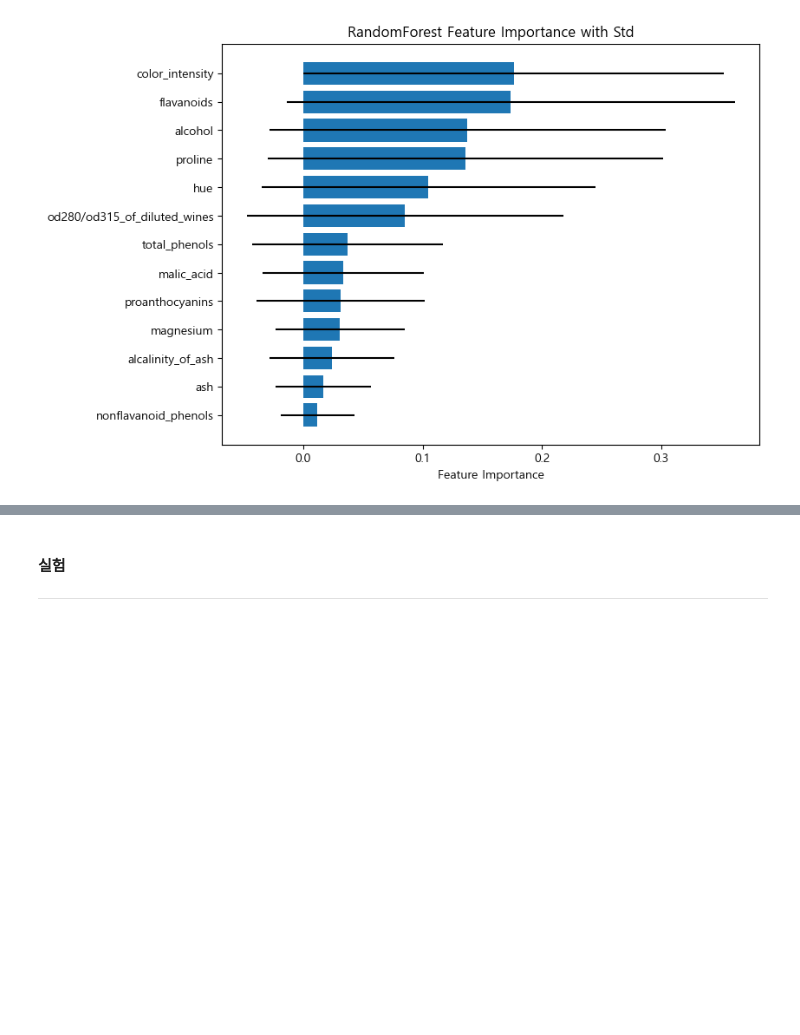
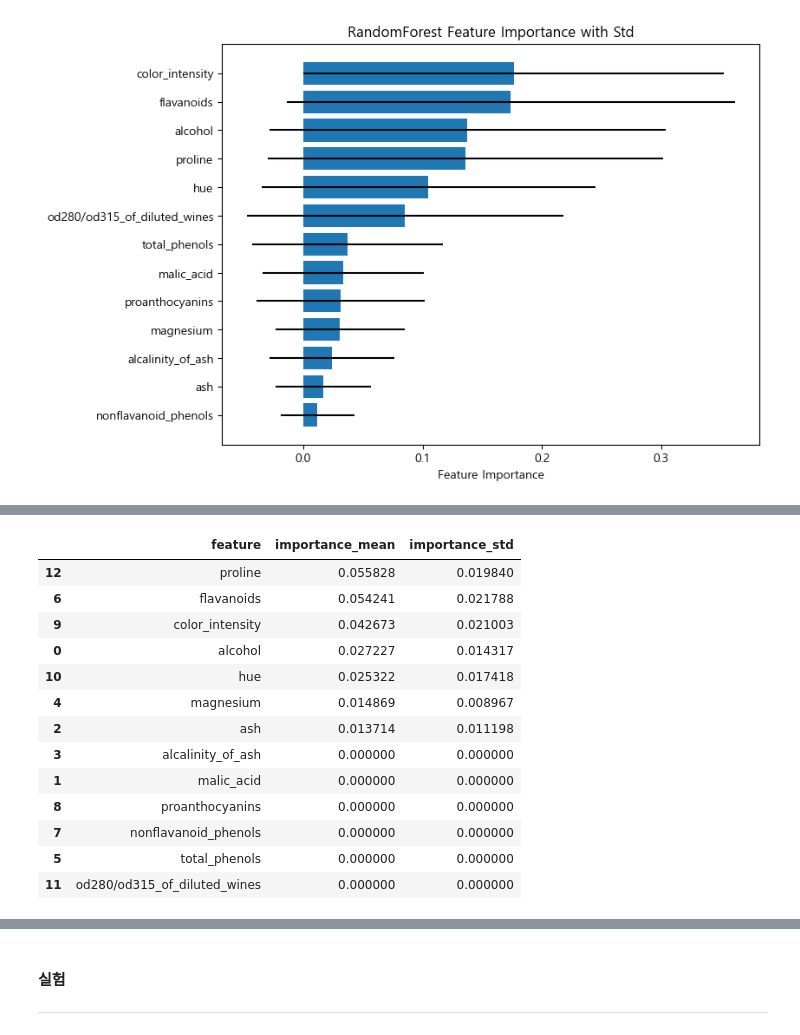
Before and after one commit to FlatBass/study-flat, a Jupyter notebook: model_tree.ipynb, the cells around one changed output, grey strips where cells are left out. Cells and saved outputs as stored; diff of their text form; code cells hidden in the pictures; blank space fills up the shorter version.

```diff
--- a/model_tree.ipynb
+++ b/model_tree.ipynb
@@ -417,0 +427,38 @@ plt.show()
+# %%
+from sklearn.inspection import permutation_importance
+import pandas as pd
+
+rf_pipe = models['RandomForest']
+rf_pipe.fit(train_wine, train_target)
+
+perm_result = permutation_importance(
+    rf_pipe,
+    test_wine,
+    test_target,
+    n_repeats=30,
+    random_state=42,
+    scoring='f1_macro'
+)
+
+perm_df = pd.DataFrame({
+    'feature': wine_data.data.columns,
+    'importance_mean': perm_result.importances_mean,
+    'importance_std': perm_result.importances_std
+}).sort_values('importance_mean', ascending=False)
+
+perm_df
+# %% [output]
+|  | feature | importance_mean | importance_std |
+| 12 | proline | 0.055828 | 0.019840 |
+| 6 | flavanoids | 0.054241 | 0.021788 |
+| 9 | color_intensity | 0.042673 | 0.021003 |
+| 0 | alcohol | 0.027227 | 0.014317 |
+| 10 | hue | 0.025322 | 0.017418 |
+| 4 | magnesium | 0.014869 | 0.008967 |
+| 2 | ash | 0.013714 | 0.011198 |
+| 3 | alcalinity_of_ash | 0.000000 | 0.000000 |
+| 1 | malic_acid | 0.000000 | 0.000000 |
+| 8 | proanthocyanins | 0.000000 | 0.000000 |
+| 7 | nonflavanoid_phenols | 0.000000 | 0.000000 |
+| 5 | total_phenols | 0.000000 | 0.000000 |
+| 11 | od280/od315_of_diluted_wines | 0.000000 | 0.000000 |
```
Also changed, not shown: parts of 5 cells of this notebook.
